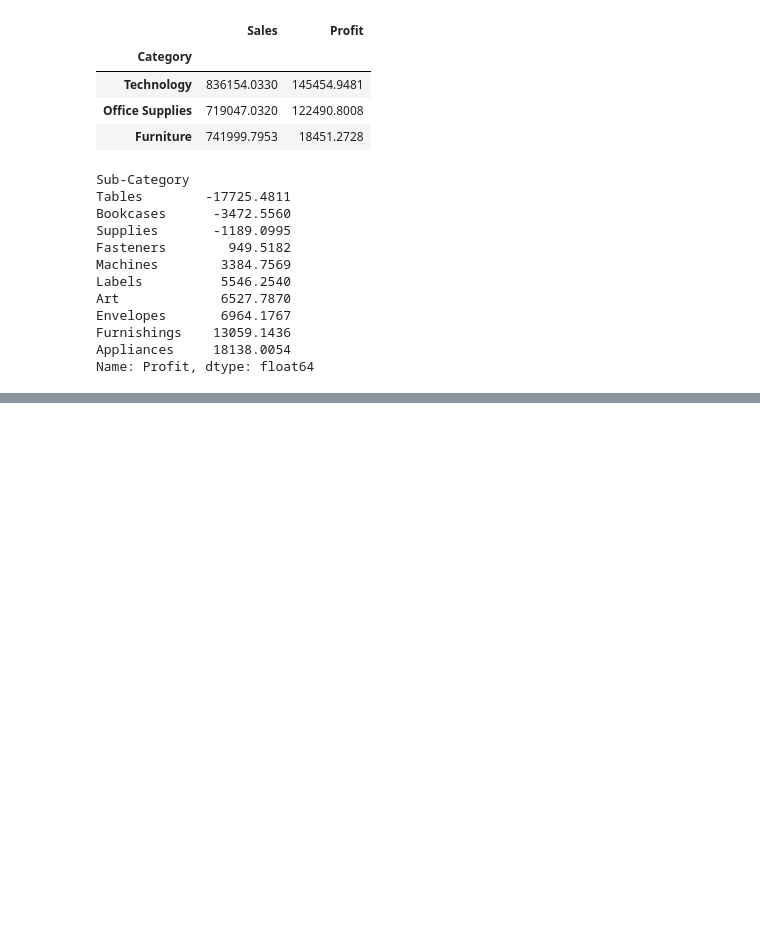
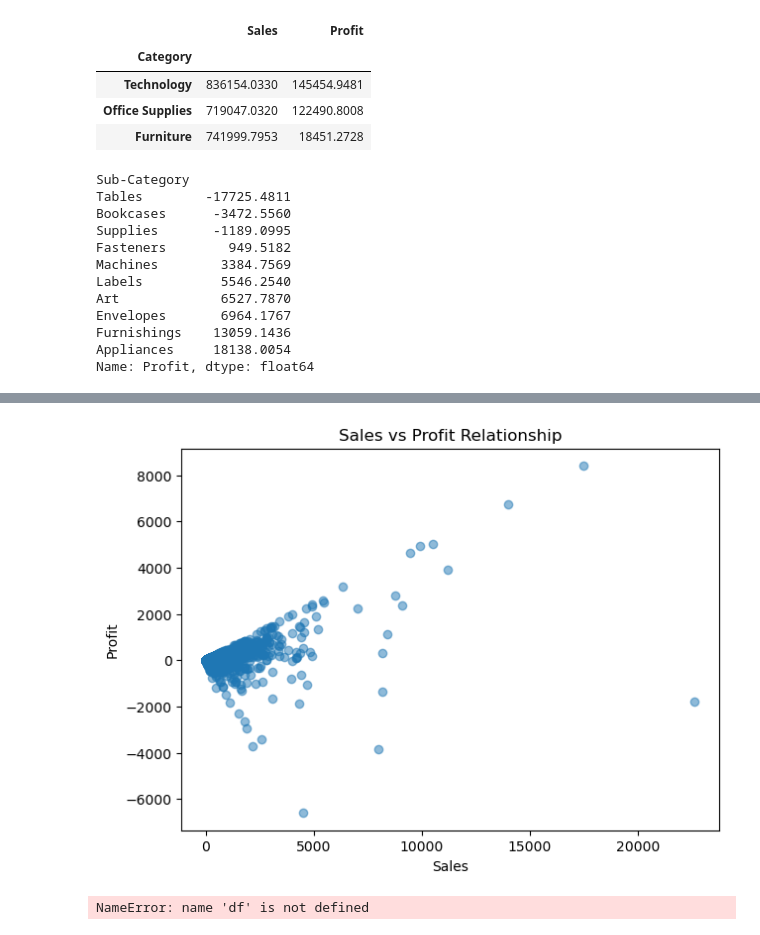
Before and after one commit to Bhavya-wq/Business-Insights-Dashboard, a Jupyter notebook: notebooks/02_exploratory_analysis.ipynb, the cells around one changed output, grey strips where cells are left out. Saved outputs shown, nothing was run; the diff lists cells and outputs as text; code cells hidden in the pictures; blank space fills up the shorter version.

Commit message:
some error genrated which makes trouble

```diff
--- a/notebooks/02_exploratory_analysis.ipynb
+++ b/notebooks/02_exploratory_analysis.ipynb
@@ -65,0 +102,15 @@ Name: Profit, dtype: float64
+# %%
+plt.figure(figsize=(7,5))
+plt.scatter(df["Sales"], df["Profit"], alpha=0.5)
+plt.title("Sales vs Profit Relationship")
+plt.xlabel("Sales")
+plt.ylabel("Profit")
+plt.show()
+# %% [output]
+[figure, added]
+# %%
+df["Category"].unique()
+df["Region"].value_counts()
+df["Segment"].value_counts()
+# %% [output]
+NameError: name 'df' is not defined
```
Also changed, not shown: parts of 4 cells of this notebook.
